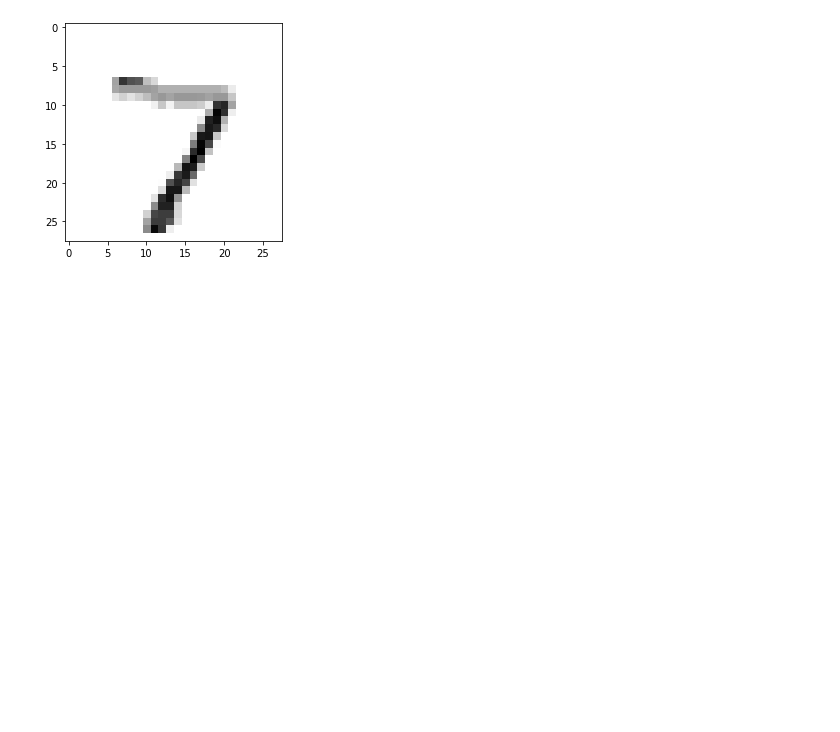
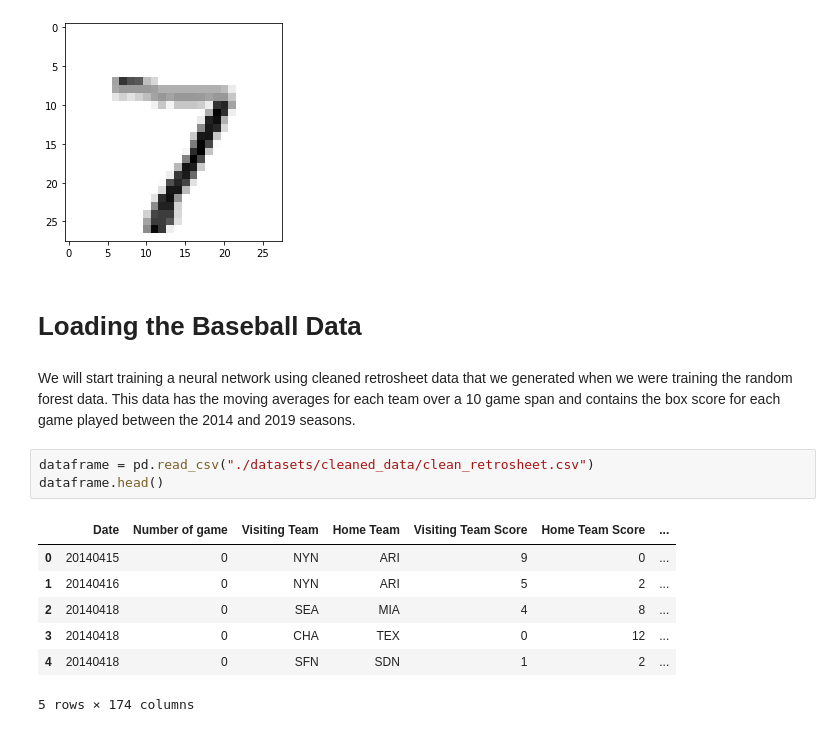
Before and after one commit to samkasbawala/sdp_team_32, a Jupyter notebook: deep_learning.ipynb, the cells around one changed output. Cells and saved outputs as stored; diff of their text form; blank space fills up the shorter version.

Commit message:
preliminary nn on existing data

```diff
--- a/deep_learning.ipynb
+++ b/deep_learning.ipynb
@@ -71,3 +82,18 @@ WARNING:tensorflow:Layers in a Sequential model should only have a single input
 Consider rewriting this model with the Functional API.
 The model's prediction: 7
 [figure]
+# %% [markdown]
+# Loading the Baseball Data
+# %% [markdown]
+We will start training a neural network using cleaned retrosheet data that we generated when we were training the random forest data. This data has the moving averages for each team over a 10 game span and contains the box score for each game played between the 2014 and 2019 seasons.
+# %%
+dataframe = pd.read_csv("./datasets/cleaned_data/clean_retrosheet.csv")
+dataframe.head()
+# %% [output]
+|  | Date | Number of game | Visiting Team | Home Team | Visiting Team Score | Home Team Score | ... |
+| 0 | 20140415 | 0 | NYN | ARI | 9 | 0 | ... |
+| 1 | 20140416 | 0 | NYN | ARI | 5 | 2 | ... |
+| 2 | 20140418 | 0 | SEA | MIA | 4 | 8 | ... |
+| 3 | 20140418 | 0 | CHA | TEX | 0 | 12 | ... |
+| 4 | 20140418 | 0 | SFN | SDN | 1 | 2 | ... |
+5 rows × 174 columns
```
Also changed, not shown: parts of 24 cells of this notebook.
